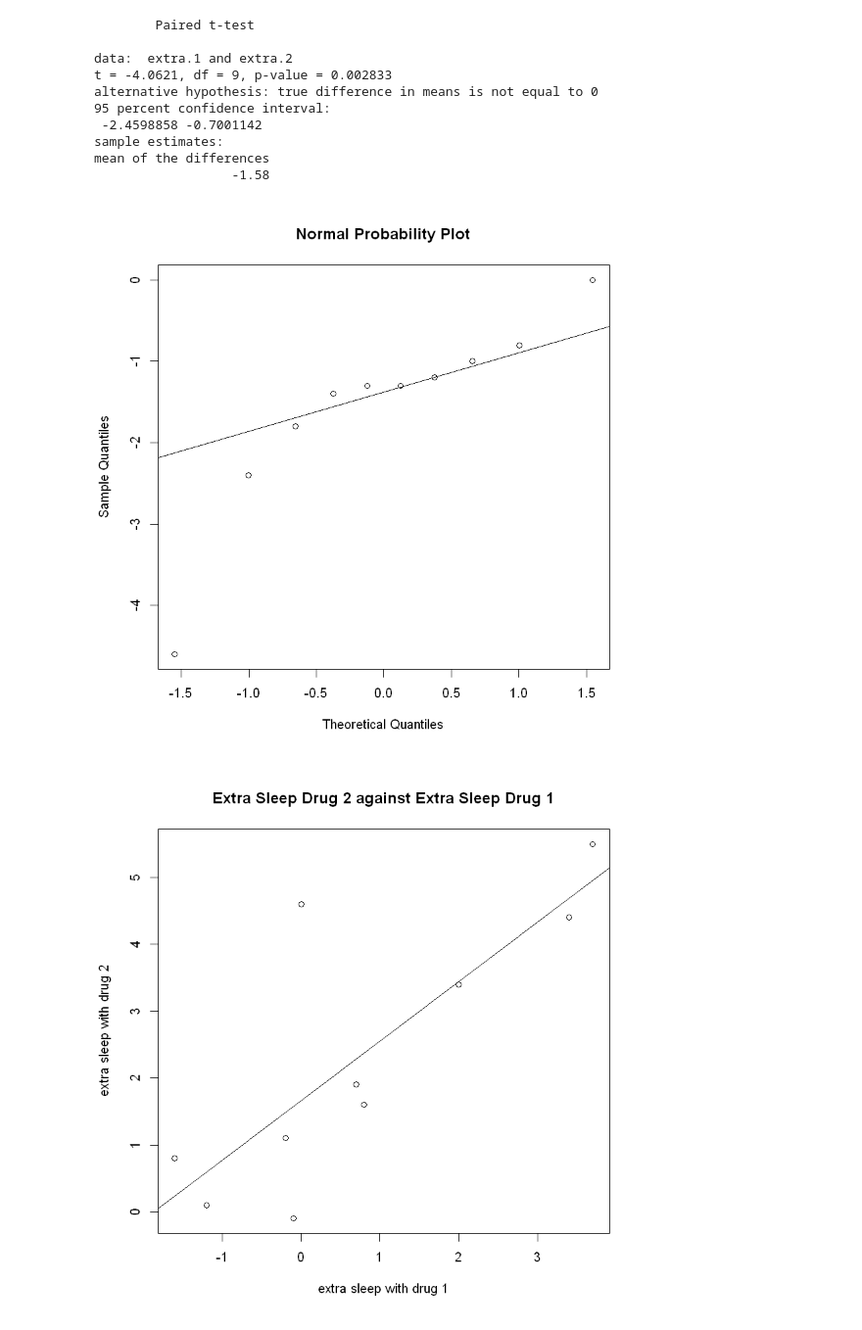
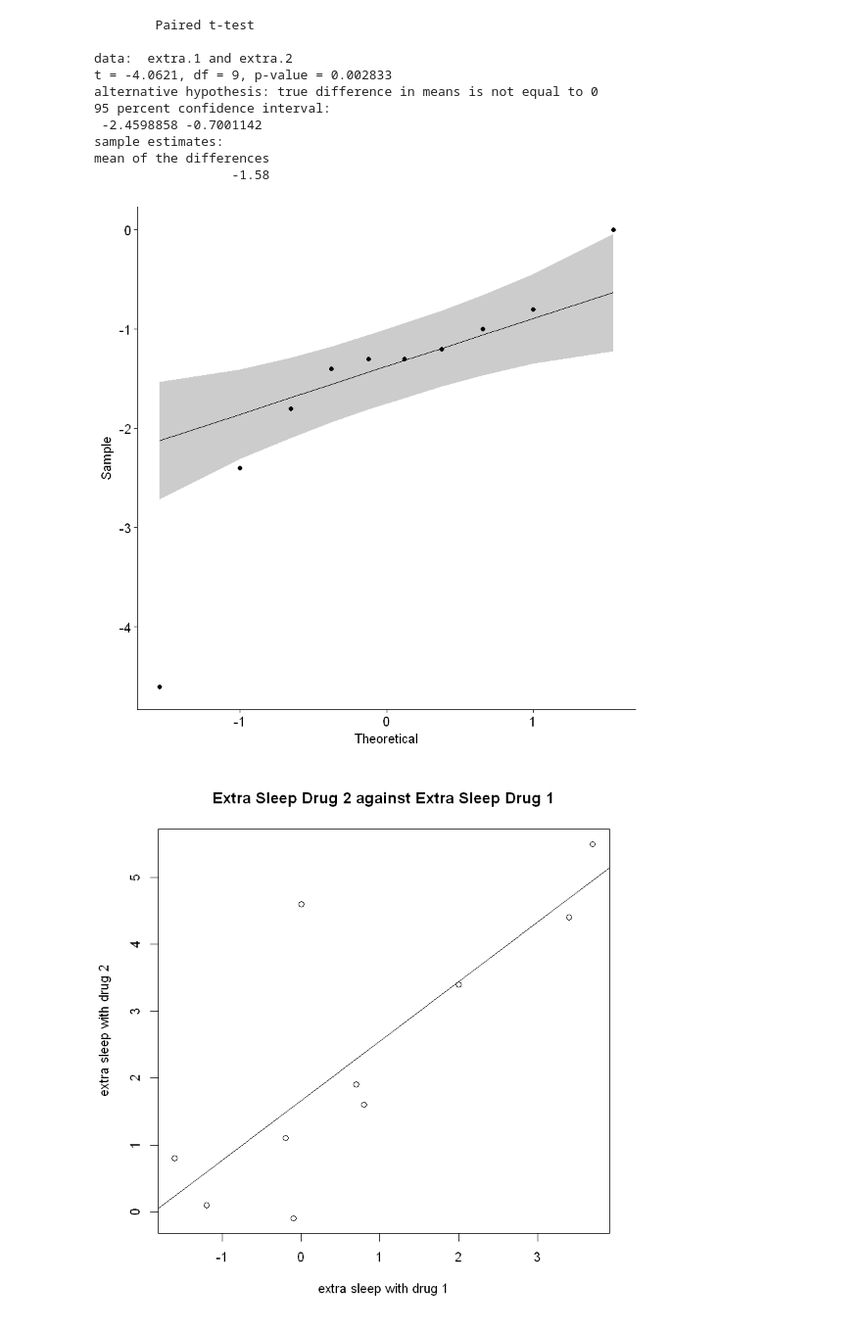
Before and after one commit to MitRoberts/coursera-time-series, a Jupyter notebook: notebooks/time-series-coursera.ipynb, the cells around one changed output. Shown: that part at 98% size. Cells and saved outputs as stored; diff of their text form; code cells hidden in the pictures.

Commit message:
Sleep analysis - added linear model and probability plot

```diff
--- a/notebooks/time-series-coursera.ipynb
+++ b/notebooks/time-series-coursera.ipynb
@@ -236,10 +247,9 @@ mean of the differences
                   -1.58
 # %%
 diffs = extra.1-extra.2
-qqnorm(diffs, main= "Normal Probability Plot")
-qqline(diffs)
+ggqqplot(diffs)
 # %% [output]
-[figure, old version]
+[figure, new version]
 # %%
 plot(extra.2~extra.1, xlab='extra sleep with drug 1',  ylab='extra sleep with drug 2' ,  main='Extra Sleep Drug 2 against Extra Sleep Drug 1')
 sleep.linear.model = lm(extra.2 ~ extra.1 )
```
Also changed, not shown: parts of 10 cells of this notebook.
